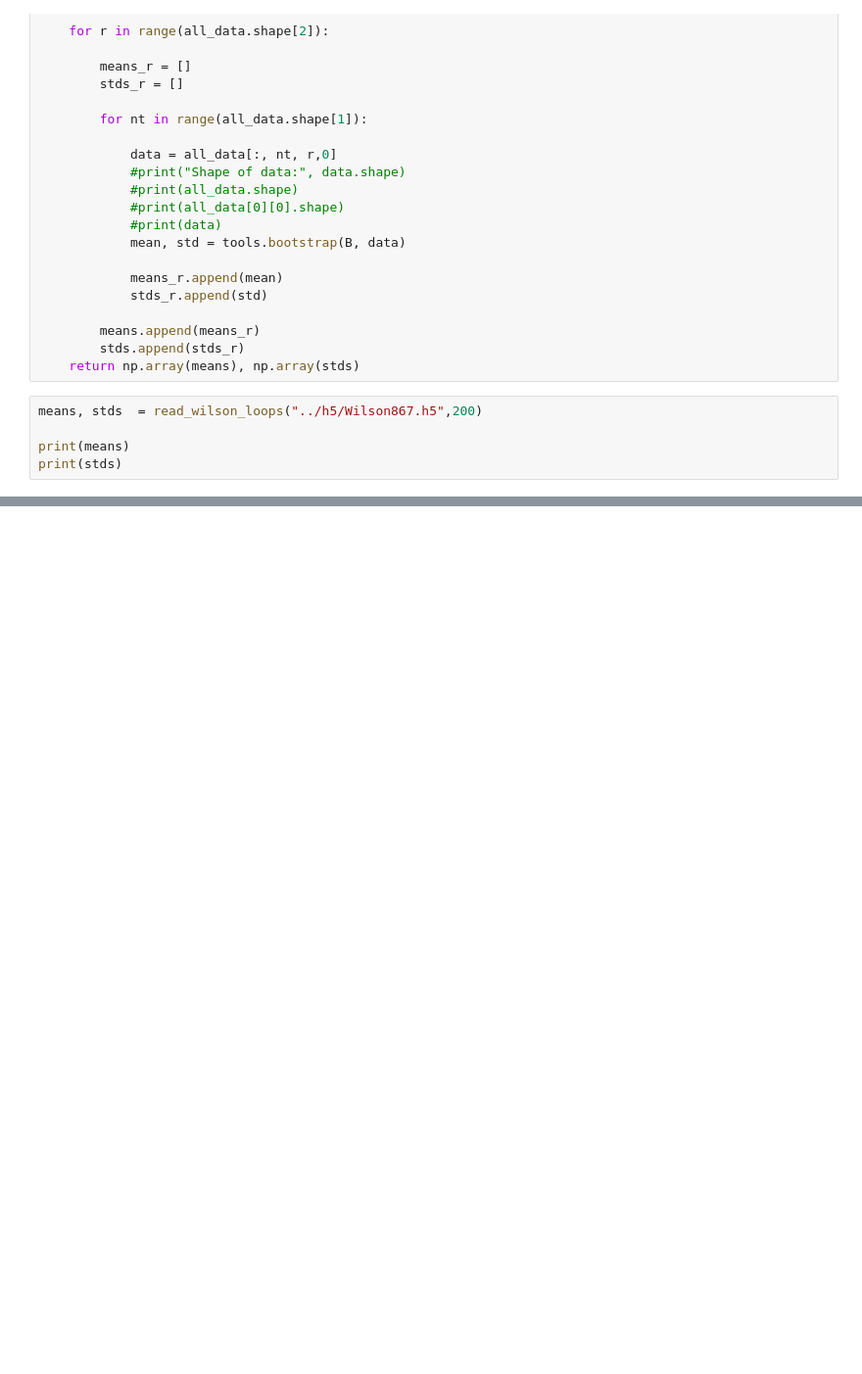
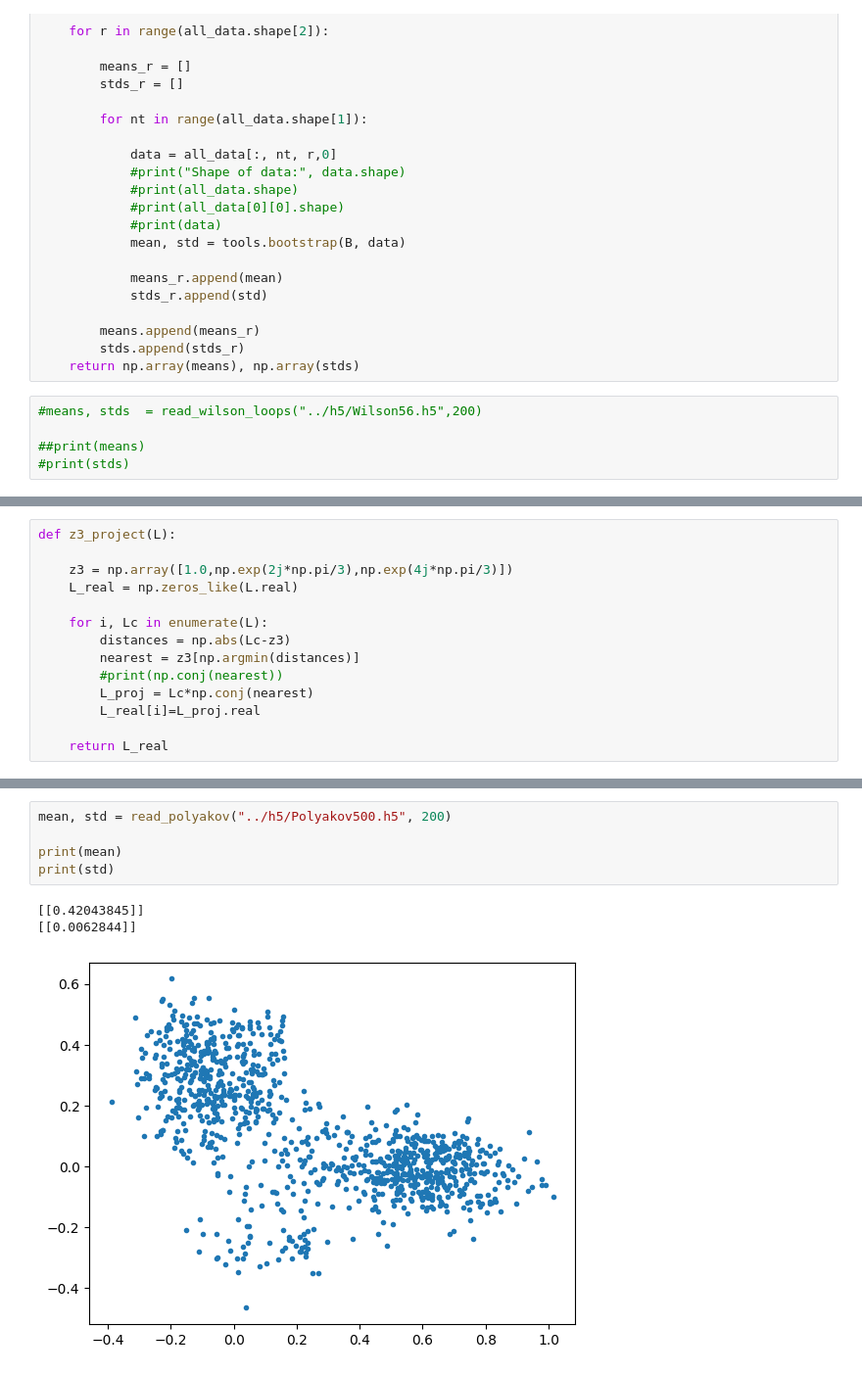
Before and after one commit to bordste1nkante/QuarkNichtDasEssen, a Jupyter notebook: Analysis/Vini.ipynb, the cells around one changed output, grey strips where cells are left out. Shown at 98% size. Cells and saved outputs as stored; diff of their text form; blank space fills up the shorter version.

```diff
--- a/Analysis/Vini.ipynb
+++ b/Analysis/Vini.ipynb
@@ -50,7 +50,7 @@ def read_wilson_loops(filename, B, path = "Configuration", data_name = "loops"):
         stds.append(stds_r)
     return np.array(means), np.array(stds)
 # %%
-means, stds  = read_wilson_loops("../h5/Wilson867.h5",200)
+#means, stds  = read_wilson_loops("../h5/Wilson56.h5",200)
 
-print(means)
-print(stds)
+##print(means)
+#print(stds)
@@ -69,0 +57,14 @@ print(stds)
+# %%
+def z3_project(L):
+
+    z3 = np.array([1.0,np.exp(2j*np.pi/3),np.exp(4j*np.pi/3)])
+    L_real = np.zeros_like(L.real)
+
+    for i, Lc in enumerate(L):
+        distances = np.abs(Lc-z3)
+        nearest = z3[np.argmin(distances)]
+        #print(np.conj(nearest))
+        L_proj = Lc*np.conj(nearest)
+        L_real[i]=L_proj.real
+
+    return L_real
@@ -69,0 +120,9 @@ print(stds)
+# %%
+mean, std = read_polyakov("../h5/Polyakov500.h5", 200)
+
+print(mean)
+print(std)
+# %% [output]
+[[0.42043845]]
+[[0.0062844]]
+[figure, added]
```
Also changed, not shown: parts of 3 cells of this notebook, 15 other files.
